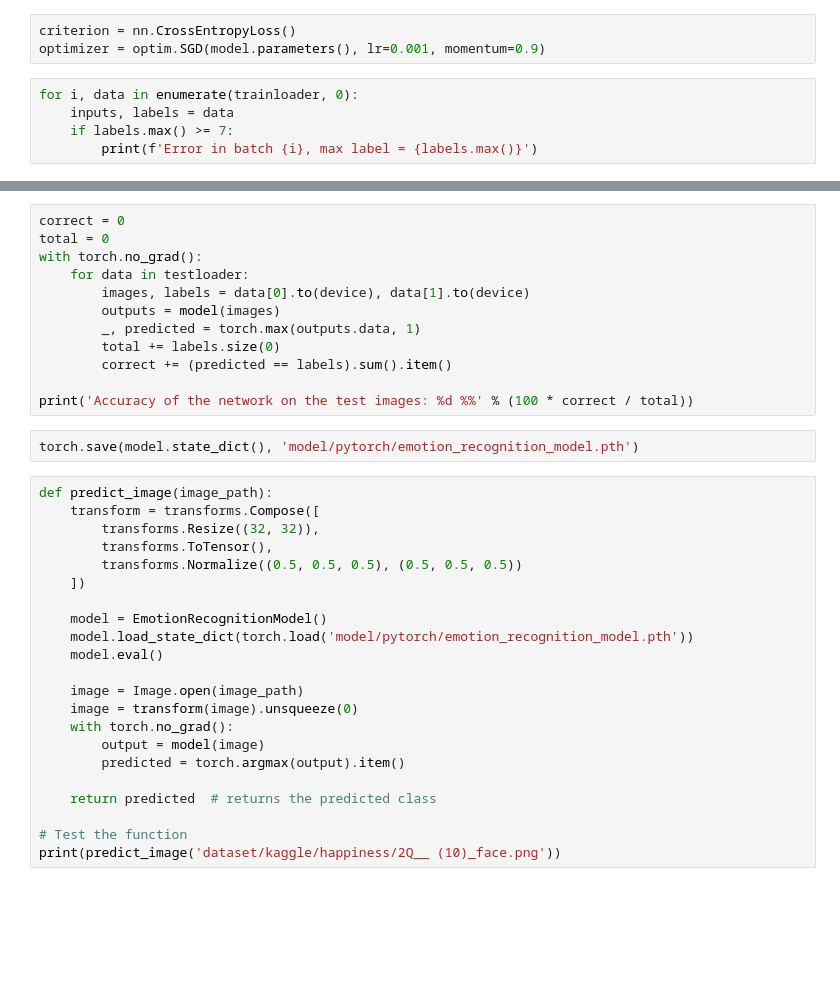
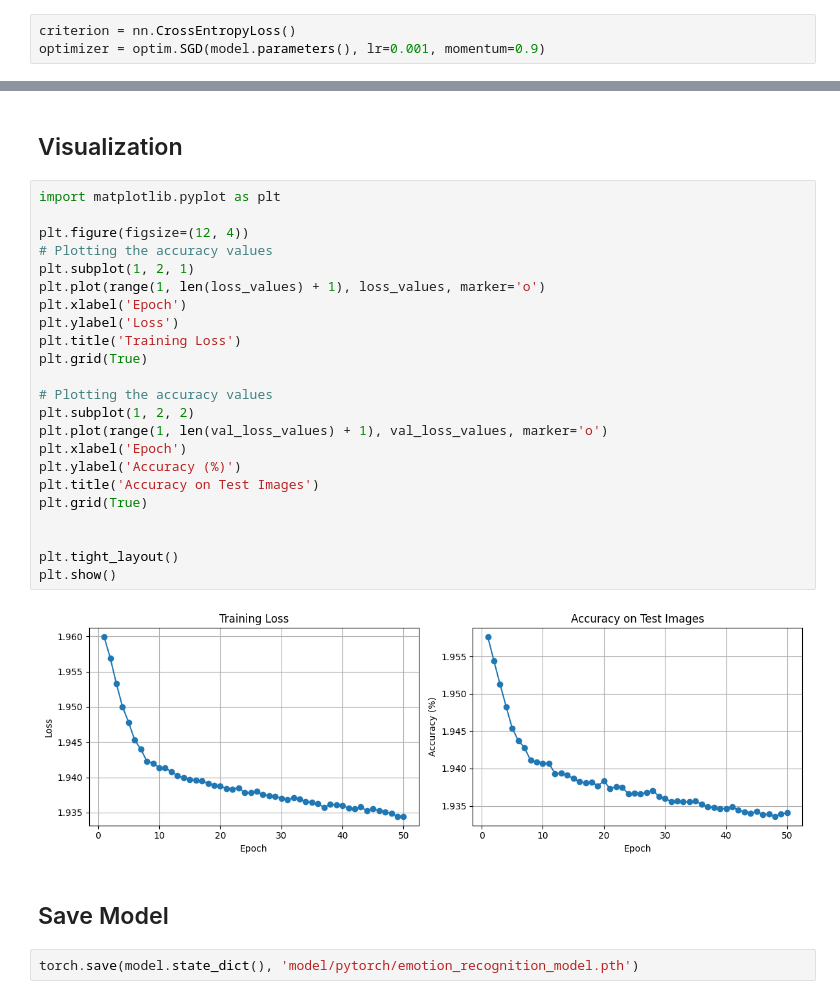
Before and after one commit to aditira/emotion-recognition, a Jupyter notebook: pytorch-train-model.ipynb, the cells around one changed output, grey strips where cells are left out. Saved outputs shown, nothing was run; the diff lists cells and outputs as text; blank space fills up the shorter version.

Commit message:
feat: add model with pythorch

```diff
--- a/pytorch-train-model.ipynb
+++ b/pytorch-train-model.ipynb
@@ -45,8 +107,3 @@ testloader = DataLoader(testset, batch_size=32, shuffle=True)
 # %%
 criterion = nn.CrossEntropyLoss()
 optimizer = optim.SGD(model.parameters(), lr=0.001, momentum=0.9)
-# %%
-for i, data in enumerate(trainloader, 0):
-    inputs, labels = data
-    if labels.max() >= 7:
-        print(f'Error in batch {i}, max label = {labels.max()}')
@@ -75,36 +186,31 @@ print('Finished Training')
-# %%
-correct = 0
-total = 0
-with torch.no_grad():
-    for data in testloader:
-        images, labels = data[0].to(device), data[1].to(device)
-        outputs = model(images)
-        _, predicted = torch.max(outputs.data, 1)
-        total += labels.size(0)
-        correct += (predicted == labels).sum().item()
-
-print('Accuracy of the network on the test images: %d %%' % (100 * correct / total))
+# %% [markdown]
+## Visualization
+# %%
+import matplotlib.pyplot as plt
+
+plt.figure(figsize=(12, 4))
+# Plotting the accuracy values
+plt.subplot(1, 2, 1)
+plt.plot(range(1, len(loss_values) + 1), loss_values, marker='o')
+plt.xlabel('Epoch')
+plt.ylabel('Loss')
+plt.title('Training Loss')
+plt.grid(True)
+
+# Plotting the accuracy values
+plt.subplot(1, 2, 2)
+plt.plot(range(1, len(val_loss_values) + 1), val_loss_values, marker='o')
+plt.xlabel('Epoch')
+plt.ylabel('Accuracy (%)')
+plt.title('Accuracy on Test Images')
+plt.grid(True)
+
+
+plt.tight_layout()
+plt.show()
+# %% [output]
+[figure, added]
+# %% [markdown]
+## Save Model
 # %%
 torch.save(model.state_dict(), 'model/pytorch/emotion_recognition_model.pth')
-# %%
-def predict_image(image_path):
-    transform = transforms.Compose([
-        transforms.Resize((32, 32)),
-        transforms.ToTensor(),
-        transforms.Normalize((0.5, 0.5, 0.5), (0.5, 0.5, 0.5))
-    ])
-
-    model = EmotionRecognitionModel()
-    model.load_state_dict(torch.load('model/pytorch/emotion_recognition_model.pth'))
-    model.eval()
-
-    image = Image.open(image_path)
-    image = transform(image).unsqueeze(0)
-    with torch.no_grad():
-        output = model(image)
-        predicted = torch.argmax(output).item()
-
-    return predicted  # returns the predicted class
-
-# Test the function
-print(predict_image('dataset/kaggle/happiness/2Q__ (10)_face.png'))
```
Also changed, not shown: parts of 20 cells of this notebook, 2 other files.
